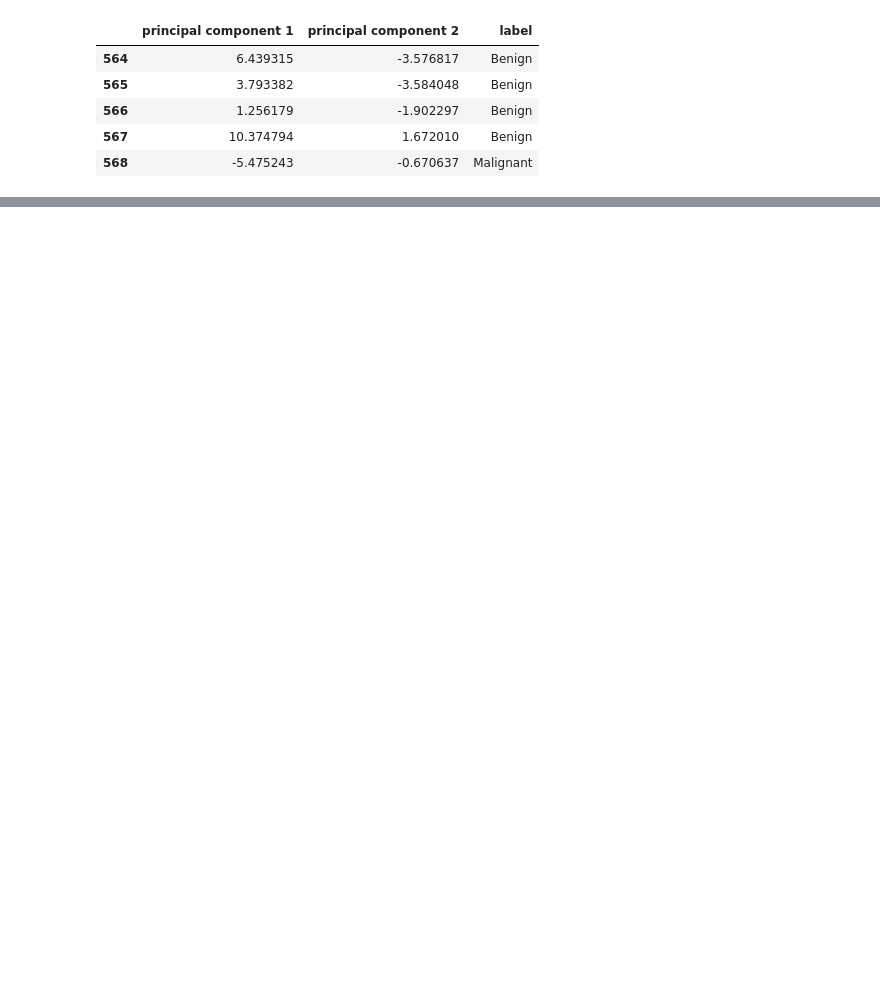
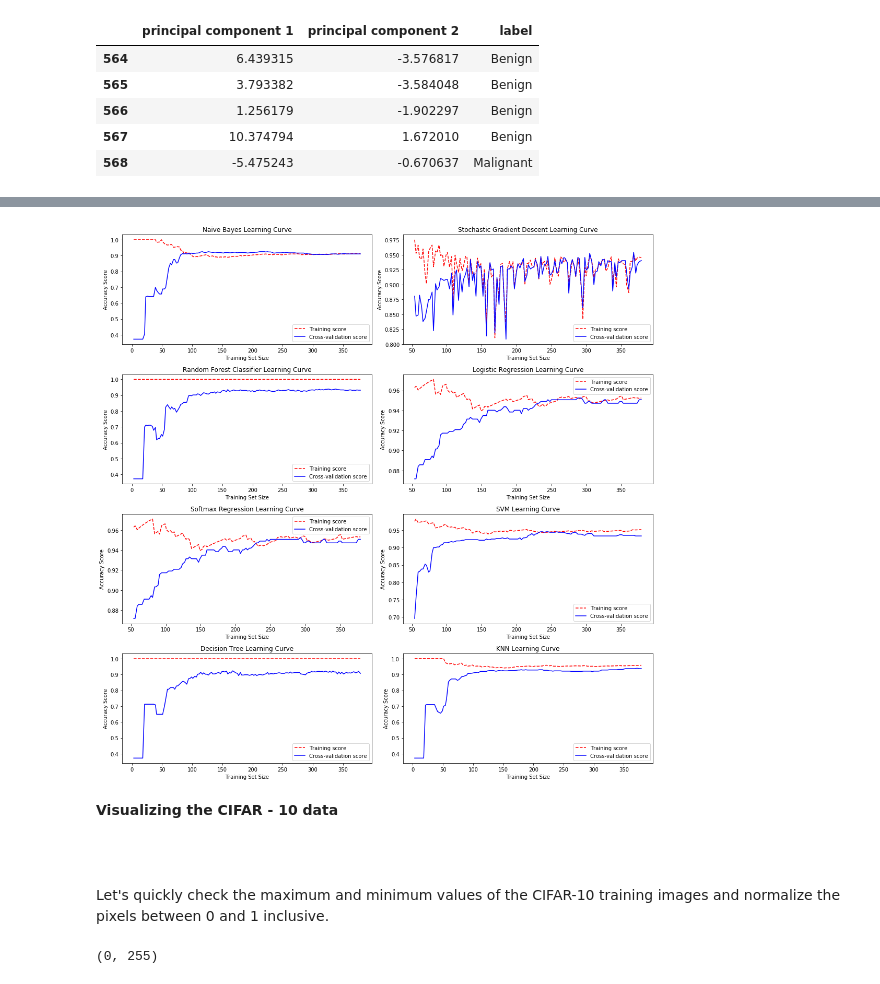
Before and after one commit to Lauro199471/Machine-Learning, a Jupyter notebook: Principal Component Analysis (PCA).ipynb, the cells around one changed output, grey strips where cells are left out. Cells and saved outputs as stored; diff of their text form; code cells hidden in the pictures; blank space fills up the shorter version.

```diff
--- a/Principal Component Analysis (PCA).ipynb
+++ b/Principal Component Analysis (PCA).ipynb
@@ -589,0 +429,12 @@ Cross Validaiton:  [0.9        0.9125     0.925      0.93670886 0.94936709]
+# %%
+model_names = ['Naive Bayes', 'Stochastic Gradient Descent',
+               'Random Forest Classifier','Logistic Regression',
+               'Softmax Regression', 'SVM', 'Decision Tree', 'KNN']
+
+models = [GaussianNB(), SGDClassifier(max_iter=1000),
+          RandomForestClassifier(),LogisticRegression(C=10),
+          LogisticRegression(multi_class="multinomial",solver="lbfgs", C=10),
+          Pipeline([("poly_features", PolynomialFeatures(degree=4)),
+                   ("scaler", StandardScaler()),
+                   ("svm_clf", LinearSVC(C=5, loss="hinge", max_iter=100000))]),
+         DecisionTreeClassifier(), KNeighborsClassifier(n_neighbors = 3)]
@@ -589,0 +487,33 @@ Cross Validaiton:  [0.9        0.9125     0.925      0.93670886 0.94936709]
+# %%
+for i in range(len(model_names)):
+    # Initialize our classifier
+    model = models[i]
+
+    # For KNN
+    if(model_names[i] == 'KNN'):
+        scaler = StandardScaler()
+        scaler.fit(train)
+
+        X_train = scaler.transform(train)
+        X_test = scaler.transform(test)
+
+        # Train our classifier
+        model.fit(X_train, train_labels)
+        # Make predictions
+        preds = model.predict(X_test)
+
+    else:
+        # Train our classifier
+        model.fit(train, train_labels)
+        # Make predictions
+        preds = model.predict(test)
+
+    # Plot Learning Curve
+    plt.subplot(4,2,i+1)
+    plot_learning_curve(model,X,y,model_names[i])
+
+plt.show()
+# %% [output]
+[figure, added]
+# %% [markdown]
+<p style="font-family:Verdana"><b>Visualizing the CIFAR - 10 data</b></p>
@@ -589,0 +522,8 @@ Cross Validaiton:  [0.9        0.9125     0.925      0.93670886 0.94936709]
+# %% [markdown]
+<br>
+<br>
+<p style="font-family:Verdana">Let's quickly check the maximum and minimum values of the CIFAR-10 training images and normalize the pixels between 0 and 1 inclusive.</p>
+# %%
+np.min(x_train),np.max(x_train)
+# %% [output]
+(0, 255)
```
Also changed, not shown: parts of 90 cells of this notebook.
